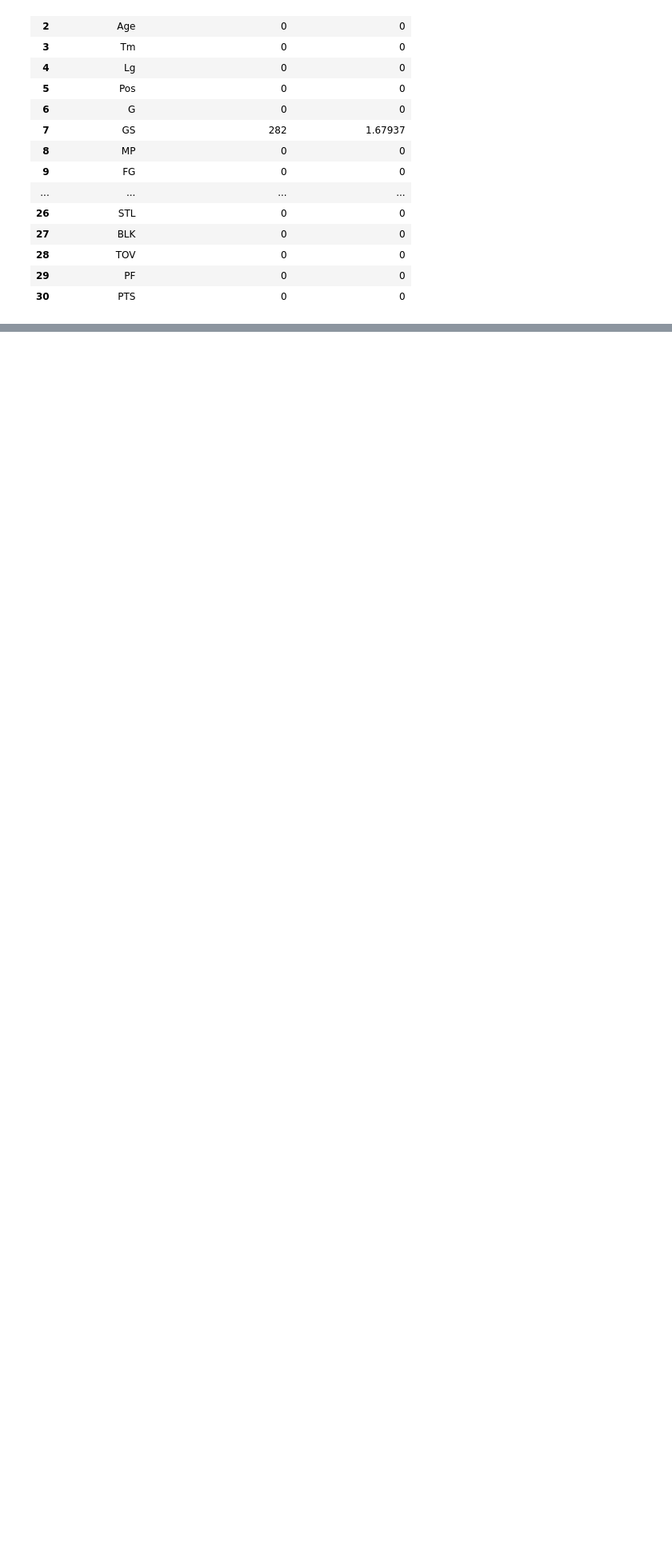
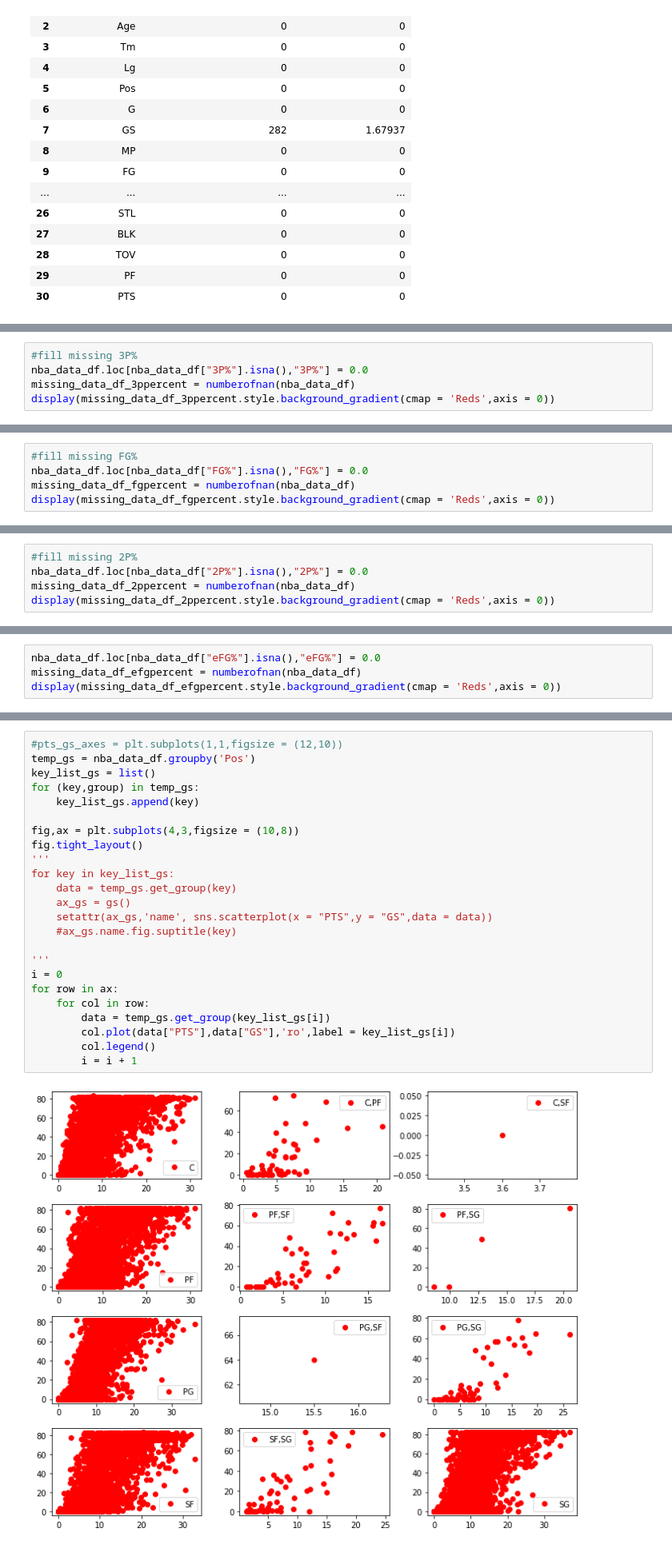
Before and after one commit to Pasindu19970808/NBAData, a Jupyter notebook: NBA_EDA.ipynb, the cells around one changed output, grey strips where cells are left out. Shown at 80% size. Drawn from its saved outputs; the diff is of its cells as text; blank space fills up the shorter version.

Commit message:
missing data filled

```diff
--- a/NBA_EDA.ipynb
+++ b/NBA_EDA.ipynb
@@ -454,0 +481,5 @@ display(missing_data_df_ftpercent.style.background_gradient(cmap = 'Reds',axis =
+# %%
+#fill missing 3P%
+nba_data_df.loc[nba_data_df["3P%"].isna(),"3P%"] = 0.0
+missing_data_df_3ppercent = numberofnan(nba_data_df)
+display(missing_data_df_3ppercent.style.background_gradient(cmap = 'Reds',axis = 0))
@@ -454,0 +543,5 @@ display(missing_data_df_ftpercent.style.background_gradient(cmap = 'Reds',axis =
+# %%
+#fill missing FG%
+nba_data_df.loc[nba_data_df["FG%"].isna(),"FG%"] = 0.0
+missing_data_df_fgpercent = numberofnan(nba_data_df)
+display(missing_data_df_fgpercent.style.background_gradient(cmap = 'Reds',axis = 0))
@@ -454,0 +594,5 @@ display(missing_data_df_ftpercent.style.background_gradient(cmap = 'Reds',axis =
+# %%
+#fill missing 2P%
+nba_data_df.loc[nba_data_df["2P%"].isna(),"2P%"] = 0.0
+missing_data_df_2ppercent = numberofnan(nba_data_df)
+display(missing_data_df_2ppercent.style.background_gradient(cmap = 'Reds',axis = 0))
@@ -454,0 +623,4 @@ display(missing_data_df_ftpercent.style.background_gradient(cmap = 'Reds',axis =
+# %%
+nba_data_df.loc[nba_data_df["eFG%"].isna(),"eFG%"] = 0.0
+missing_data_df_efgpercent = numberofnan(nba_data_df)
+display(missing_data_df_efgpercent.style.background_gradient(cmap = 'Reds',axis = 0))
@@ -455,3 +652,29 @@ display(missing_data_df_ftpercent.style.background_gradient(cmap = 'Reds',axis =
+# %%
+#pts_gs_axes = plt.subplots(1,1,figsize = (12,10))
+temp_gs = nba_data_df.groupby('Pos')
+key_list_gs = list()
+for (key,group) in temp_gs:
+    key_list_gs.append(key)
+
+fig,ax = plt.subplots(4,3,figsize = (10,8))
+fig.tight_layout()
+'''
+for key in key_list_gs:
+    data = temp_gs.get_group(key)
+    ax_gs = gs()
+    setattr(ax_gs,'name', sns.scatterplot(x = "PTS",y = "GS",data = data))
+    #ax_gs.name.fig.suptitle(key)
+
+'''
+i = 0
+for row in ax:
+    for col in row:
+        data = temp_gs.get_group(key_list_gs[i])
+        col.plot(data["PTS"],data["GS"],'ro',label = key_list_gs[i])
+        col.legend()
+        i = i + 1
+# %% [output]
+[figure, added]
 # %% [markdown]
 Other types of outliers that can exist are in the 3P%, 2P% and FT%. A player who has attempted a significantly less amount of 3 Pointers, 2 Pointers, Free Throws however result in having very high 3P%, 2P% and FT% do not show consistent performance. Hence these have to be further analysed and identified.
 
```
Also changed, not shown: parts of 19 cells of this notebook.
